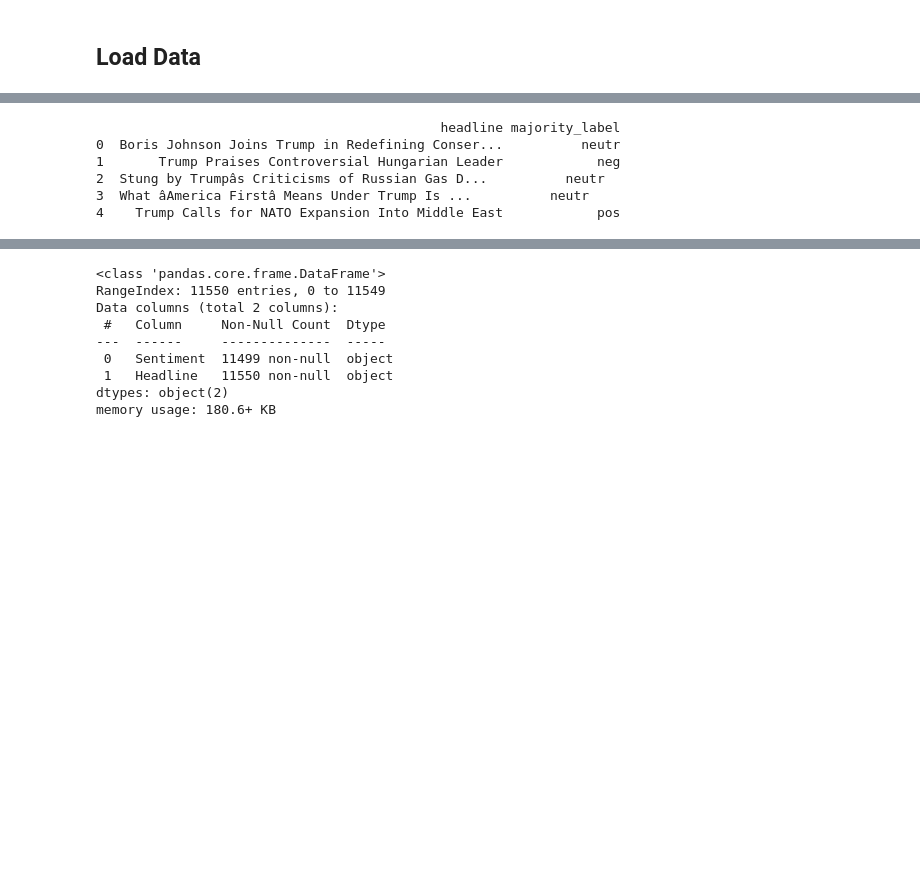
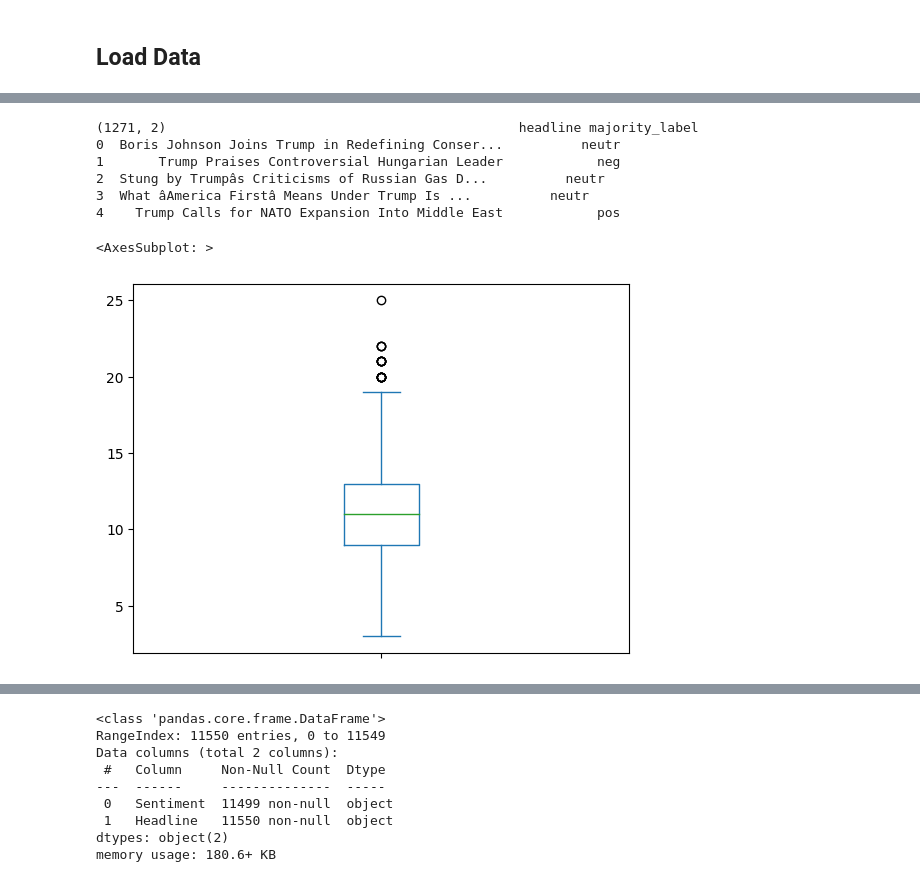
Before and after one commit to torileatherman/news_articles_sentiment, a Jupyter notebook: src/1_exploratory_data_analysis.ipynb, the cells around one changed output, grey strips where cells are left out. Cells and saved outputs as stored; diff of their text form; code cells hidden in the pictures; blank space fills up the shorter version.

```diff
--- a/src/1_exploratory_data_analysis.ipynb
+++ b/src/1_exploratory_data_analysis.ipynb
@@ -46,14 +62,19 @@ covid_data['Sentiment'] = covid_data['Sentiment'].map({0: 'negative', 1: 'positi
 # %%
 # Load SEN_R data
-## positive sentiment is represented by '1' and negative sentiment by '0
 sen_R_data = pd.read_csv('../data/sen_data/SEN_en_R.csv', usecols = ['majority_label','headline'], encoding='latin-1')
 
 # Output first five rows
-print(sen_R_data.head())
+print(sen_R_data.shape, sen_R_data.head())
 
 sen_R_data = sen_R_data.rename(columns = {"majority_label": "Sentiment", "headline": "Headline"})
 sen_R_data['Sentiment'] = sen_R_data['Sentiment'].map({'neg': 'negative', 'pos': 'positive', 'neutr': 'neutral'})
+
+# Calculate headline lengths
+headline_len = pd.Series([len(headline.split()) for headline in sen_R_data['Headline']])
+
+# The distribution of headline text lengths
+headline_len.plot(kind='box')
 # %% [output]
-                                            headline majority_label
+(1271, 2)                                             headline majority_label
 0  Boris Johnson Joins Trump in Redefining Conser...          neutr
 1       Trump Praises Controversial Hungarian Leader            neg
@@ -62,3 +83,5 @@ sen_R_data['Sentiment'] = sen_R_data['Sentiment'].map({'neg': 'negative', 'pos':
 4    Trump Calls for NATO Expansion Into Middle East            pos
+<AxesSubplot: >
+[figure, added]
 # %%
 # Load SEN_AMT data
```
Also changed, not shown: parts of 3 cells of this notebook.
